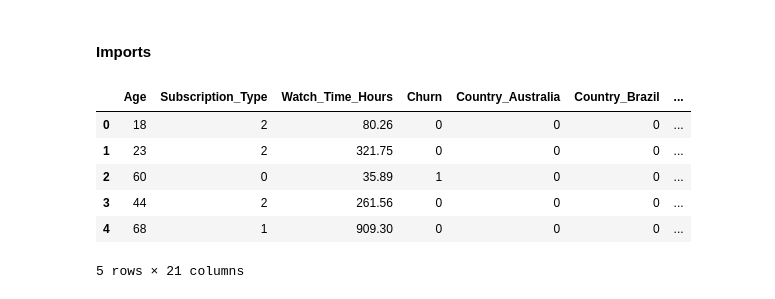
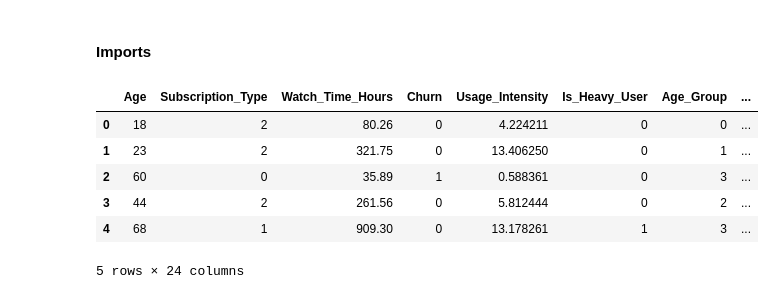
Before and after one commit to DaviEmmerick/predictive-churn-analysis, a Jupyter notebook: notebooks/churn-morel-xgboost.ipynb, the cells around one changed output. Cells and saved outputs as stored; diff of their text form; code cells hidden in the pictures.

```diff
--- a/notebooks/churn-morel-xgboost.ipynb
+++ b/notebooks/churn-morel-xgboost.ipynb
@@ -14,16 +14,16 @@ import numpy as np
 from sklearn.preprocessing import StandardScaler
 from sklearn.pipeline import Pipeline
 # %%
-df = pd.read_csv('../database/processed/netflix_users_processed_t100.csv')
+df = pd.read_csv('../database/processed/netflix_users_t100.csv')
 df.head()
 # %% [output]
-|  | Age | Subscription_Type | Watch_Time_Hours | Churn | Country_Australia | Country_Brazil | ... |
-| 0 | 18 | 2 | 80.26 | 0 | 0 | 0 | ... |
-| 1 | 23 | 2 | 321.75 | 0 | 0 | 0 | ... |
-| 2 | 60 | 0 | 35.89 | 1 | 0 | 0 | ... |
-| 3 | 44 | 2 | 261.56 | 0 | 0 | 0 | ... |
-| 4 | 68 | 1 | 909.30 | 0 | 0 | 0 | ... |
+|  | Age | Subscription_Type | Watch_Time_Hours | Churn | Usage_Intensity | Is_Heavy_User | Age_Group | ... |
+| 0 | 18 | 2 | 80.26 | 0 | 4.224211 | 0 | 0 | ... |
+| 1 | 23 | 2 | 321.75 | 0 | 13.406250 | 0 | 1 | ... |
+| 2 | 60 | 0 | 35.89 | 1 | 0.588361 | 0 | 3 | ... |
+| 3 | 44 | 2 | 261.56 | 0 | 5.812444 | 0 | 2 | ... |
+| 4 | 68 | 1 | 909.30 | 0 | 13.178261 | 1 | 3 | ... |
-5 rows × 21 columns
+5 rows × 24 columns
 # %%
 mlflow.set_tracking_uri("http://127.0.0.1:5000")
 mlflow.set_experiment("churn-XGBoost")
```
Also changed, not shown: parts of 2 cells of this notebook, 4 other files.
